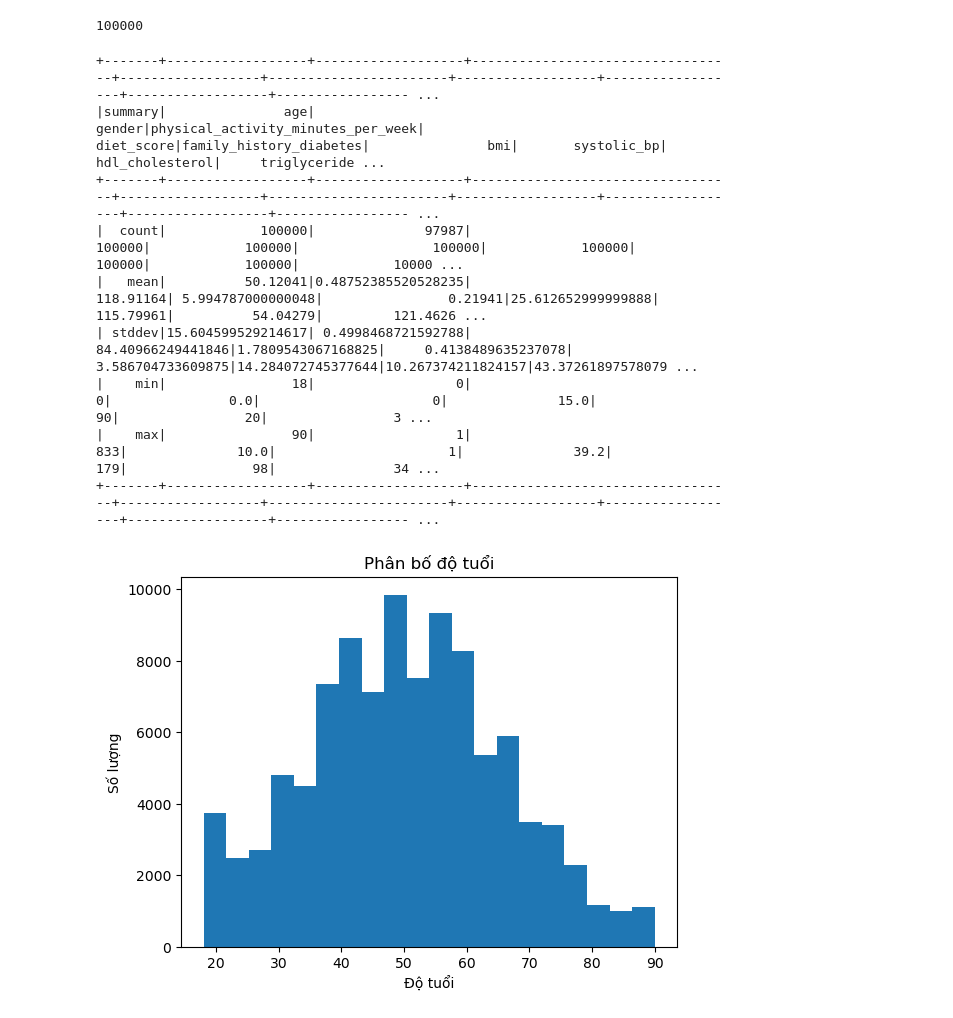
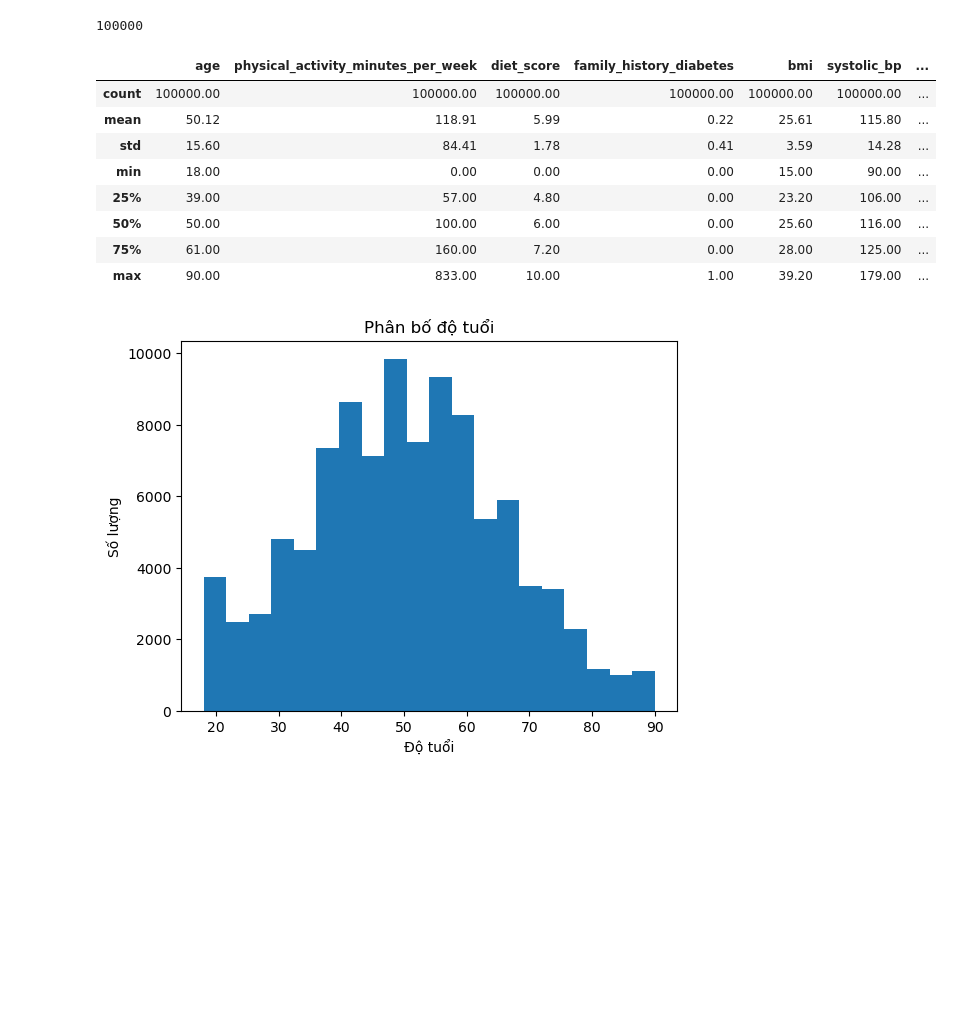
Before and after one commit to Tipiii/Diabetes_Analysis_BigData, a Jupyter notebook: notebook copy/descriptive_analysis.ipynb, the cells around one changed output. Saved outputs shown, nothing was run; the diff lists cells and outputs as text; code cells hidden in the pictures; blank space fills up the shorter version.

```diff
--- a/notebook copy/descriptive_analysis.ipynb
+++ b/notebook copy/descriptive_analysis.ipynb
@@ -31,18 +50,19 @@ root
 df.count()
 # %% [output]
 100000
-# %%
-df.describe().show()
-# %% [output]
-+-------+------------------+-------------------+----------------------------------+------------------+-----------------------+------------------+------------------+------------------+----------------- ...
-|summary|               age|             gender|physical_activity_minutes_per_week|        diet_score|family_history_diabetes|               bmi|       systolic_bp|   hdl_cholesterol|     triglyceride ...
-+-------+------------------+-------------------+----------------------------------+------------------+-----------------------+------------------+------------------+------------------+----------------- ...
-|  count|            100000|              97987|                            100000|            100000|                 100000|            100000|            100000|            100000|            10000 ...
-|   mean|          50.12041|0.48752385520528235|                         118.91164| 5.994787000000048|                0.21941|25.612652999999888|         115.79961|          54.04279|         121.4626 ...
-| stddev|15.604599529214617| 0.4998468721592788|                 84.40966249441846|1.7809543067168825|     0.4138489635237078| 3.586704733609875|14.284072745377644|10.267374211824157|43.37261897578079 ...
-|    min|                18|                  0|                                 0|               0.0|                      0|              15.0|                90|                20|                3 ...
-|    max|                90|                  1|                               833|              10.0|                      1|              39.2|               179|                98|               34 ...
-+-------+------------------+-------------------+----------------------------------+------------------+-----------------------+------------------+------------------+------------------+----------------- ...
+# %%
+df1 = df.toPandas()
+df1.describe().round(2)
+# %% [output]
+|  | age | physical_activity_minutes_per_week | diet_score | family_history_diabetes | bmi | systolic_bp | ... |
+| count | 100000.00 | 100000.00 | 100000.00 | 100000.00 | 100000.00 | 100000.00 | ... |
+| mean | 50.12 | 118.91 | 5.99 | 0.22 | 25.61 | 115.80 | ... |
+| std | 15.60 | 84.41 | 1.78 | 0.41 | 3.59 | 14.28 | ... |
+| min | 18.00 | 0.00 | 0.00 | 0.00 | 15.00 | 90.00 | ... |
+| 25% | 39.00 | 57.00 | 4.80 | 0.00 | 23.20 | 106.00 | ... |
+| 50% | 50.00 | 100.00 | 6.00 | 0.00 | 25.60 | 116.00 | ... |
+| 75% | 61.00 | 160.00 | 7.20 | 0.00 | 28.00 | 125.00 | ... |
+| max | 90.00 | 833.00 | 10.00 | 1.00 | 39.20 | 179.00 | ... |
 # %%
 import pandas as pd
 import matplotlib.pyplot as plt
```
Also changed, not shown: parts of 6 cells of this notebook, 4 other files.
